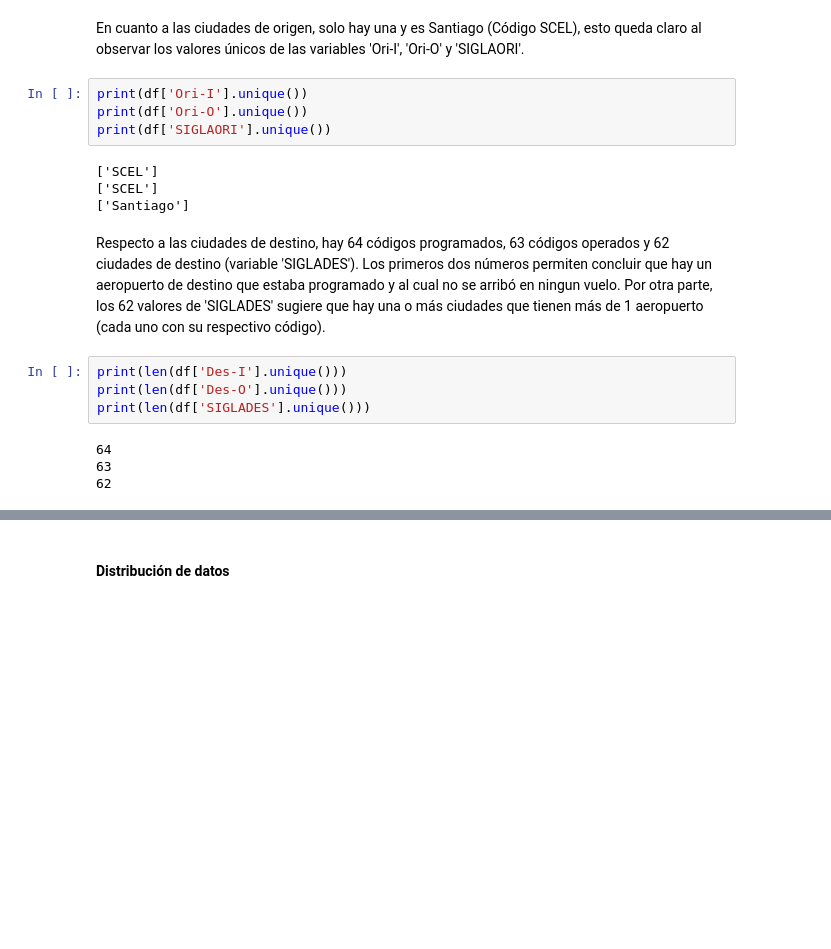
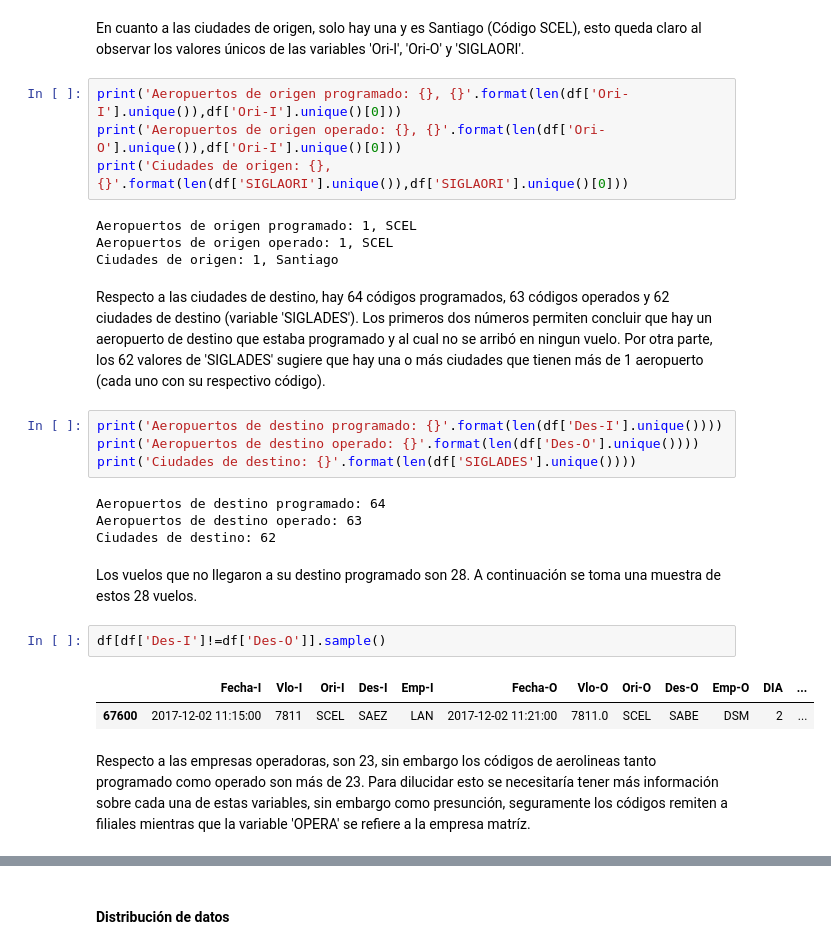
Before and after one commit to sebalopsa/latam-challenge, a Jupyter notebook: solution.ipynb, the cells around one changed output, grey strips where cells are left out. Cells and saved outputs as stored; diff of their text form; blank space fills up the shorter version.

```diff
--- a/solution.ipynb
+++ b/solution.ipynb
@@ -60,20 +52,29 @@ Name: 169, dtype: object
 # %% [markdown]
 En cuanto a las ciudades de origen, solo hay una y es Santiago (Código SCEL), esto queda claro al observar los valores únicos de las variables 'Ori-I', 'Ori-O' y 'SIGLAORI'.
 # %%
-print(df['Ori-I'].unique())
-print(df['Ori-O'].unique())
-print(df['SIGLAORI'].unique())
+print('Aeropuertos de origen programado: {}, {}'.format(len(df['Ori-I'].unique()),df['Ori-I'].unique()[0]))
+print('Aeropuertos de origen operado: {}, {}'.format(len(df['Ori-O'].unique()),df['Ori-I'].unique()[0]))
+print('Ciudades de origen: {}, {}'.format(len(df['SIGLAORI'].unique()),df['SIGLAORI'].unique()[0]))
 # %% [output]
-['SCEL']
-['SCEL']
-['Santiago']
+Aeropuertos de origen programado: 1, SCEL
+Aeropuertos de origen operado: 1, SCEL
+Ciudades de origen: 1, Santiago
 # %% [markdown]
 Respecto a las ciudades de destino, hay 64 códigos programados, 63 códigos operados y 62 ciudades de destino (variable 'SIGLADES'). Los primeros dos números permiten concluir que hay un aeropuerto de destino que estaba programado y al cual no se arribó en ningun vuelo. Por otra parte, los 62 valores de 'SIGLADES' sugiere que hay una o más ciudades que tienen más de 1 aeropuerto (cada uno con su respectivo código).
 # %%
-print(len(df['Des-I'].unique()))
-print(len(df['Des-O'].unique()))
-print(len(df['SIGLADES'].unique()))
+print('Aeropuertos de destino programado: {}'.format(len(df['Des-I'].unique())))
+print('Aeropuertos de destino operado: {}'.format(len(df['Des-O'].unique())))
+print('Ciudades de destino: {}'.format(len(df['SIGLADES'].unique())))
 # %% [output]
-64
-63
-62
+Aeropuertos de destino programado: 64
+Aeropuertos de destino operado: 63
+Ciudades de destino: 62
+# %% [markdown]
+Los vuelos que no llegaron a su destino programado son 28. A continuación se toma una muestra de estos 28 vuelos.
+# %%
+df[df['Des-I']!=df['Des-O']].sample()
+# %% [output]
+|  | Fecha-I | Vlo-I | Ori-I | Des-I | Emp-I | Fecha-O | Vlo-O | Ori-O | Des-O | Emp-O | DIA | ... |
+| 67600 | 2017-12-02 11:15:00 | 7811 | SCEL | SAEZ | LAN | 2017-12-02 11:21:00 | 7811.0 | SCEL | SABE | DSM | 2 | ... |
+# %% [markdown]
+Respecto a las empresas operadoras, son 23, sin embargo los códigos de aerolineas tanto programado como operado son más de 23. Para dilucidar esto se necesitaría tener más información sobre cada una de estas variables, sin embargo como presunción, seguramente los códigos remiten a filiales mientras que la variable 'OPERA' se refiere a la empresa matríz.
```
Also changed, not shown: parts of 25 cells of this notebook, 1 other file.
